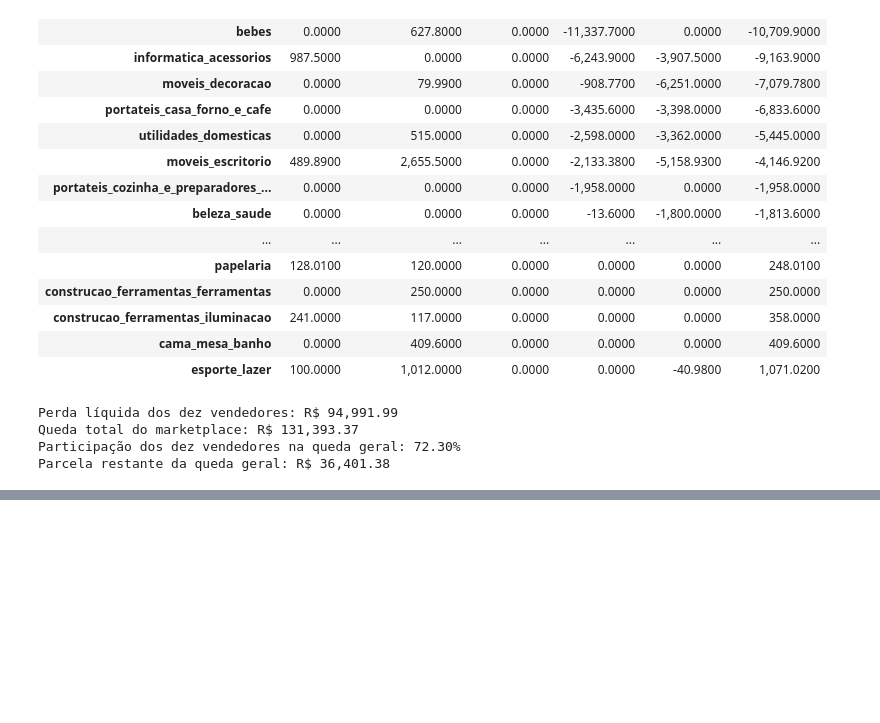
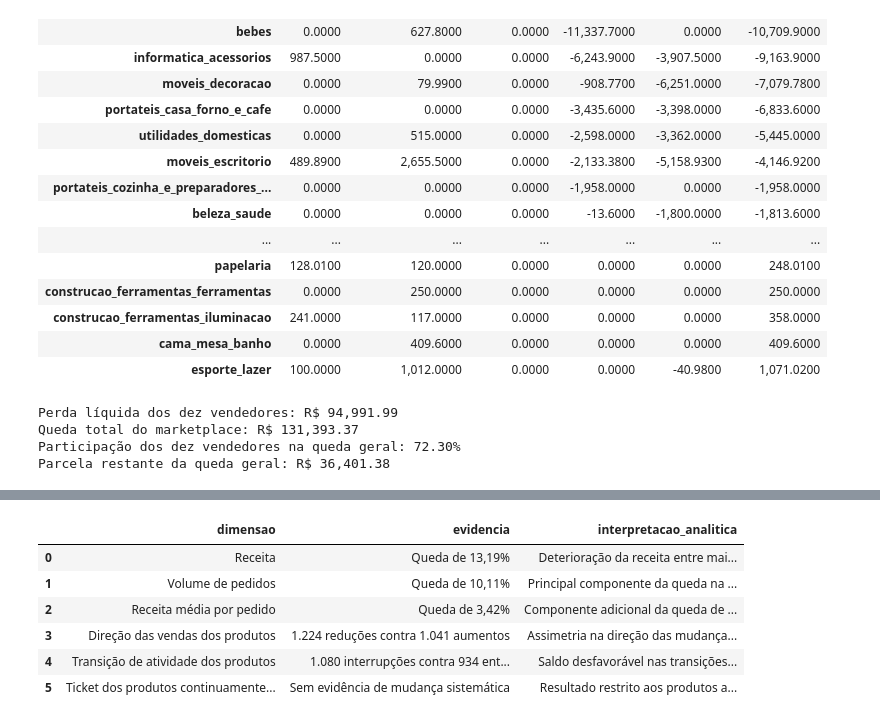
Before and after one commit to AgathaAlmeida7/case-01-queda-vendas, a Jupyter notebook: notebooks/04_diagnosis.ipynb, the cells around one changed output, grey strips where cells are left out. Drawn from its saved outputs; the diff is of its cells as text; code cells hidden in the pictures; blank space fills up the shorter version.

```diff
--- a/notebooks/04_diagnosis.ipynb
+++ b/notebooks/04_diagnosis.ipynb
@@ -4652,0 +4806,39 @@ e junho de 2018 e não estabelecem relações causais.
+# %%
+# Integração entre os indicadores de receita e as evidências estatísticas
+
+diagnostico_integrado_74 = pd.DataFrame({
+    "dimensao": [
+        "Receita",
+        "Volume de pedidos",
+        "Receita média por pedido",
+        "Direção das vendas dos produtos",
+        "Transição de atividade dos produtos",
+        "Ticket dos produtos continuamente ativos"
+    ],
+    "evidencia": [
+        "Queda de 13,19%",
+        "Queda de 10,11%",
+        "Queda de 3,42%",
+        "1.224 reduções contra 1.041 aumentos",
+        "1.080 interrupções contra 934 entradas",
+        "Sem evidência de mudança sistemática"
+    ],
+    "interpretacao_analitica": [
+        "Deterioração da receita entre maio e junho",
+        "Principal componente da queda na decomposição matemática",
+        "Componente adicional da queda de receita",
+        "Assimetria na direção das mudanças de vendas",
+        "Saldo desfavorável nas transições de atividade",
+        "Resultado restrito aos produtos ativos nos dois meses"
+    ]
+})
+
+diagnostico_integrado_74
+# %% [output]
+|  | dimensao | evidencia | interpretacao_analitica |
+| 0 | Receita | Queda de 13,19% | Deterioração da receita entre mai... |
+| 1 | Volume de pedidos | Queda de 10,11% | Principal componente da queda na ... |
+| 2 | Receita média por pedido | Queda de 3,42% | Componente adicional da queda de ... |
+| 3 | Direção das vendas dos produtos | 1.224 reduções contra 1.041 aumentos | Assimetria na direção das mudança... |
+| 4 | Transição de atividade dos produtos | 1.080 interrupções contra 934 ent... | Saldo desfavorável nas transições... |
+| 5 | Ticket dos produtos continuamente... | Sem evidência de mudança sistemática | Resultado restrito aos produtos a... |
```
Also changed, not shown: parts of 10 cells of this notebook.
